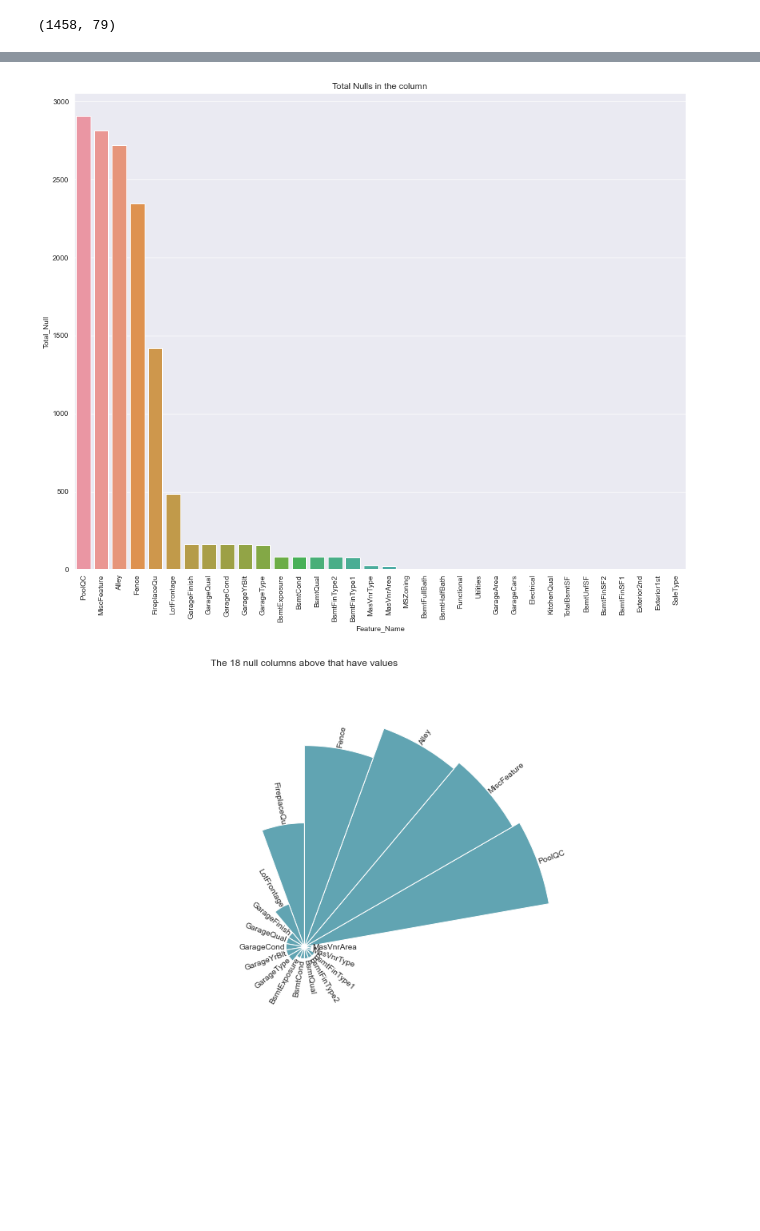
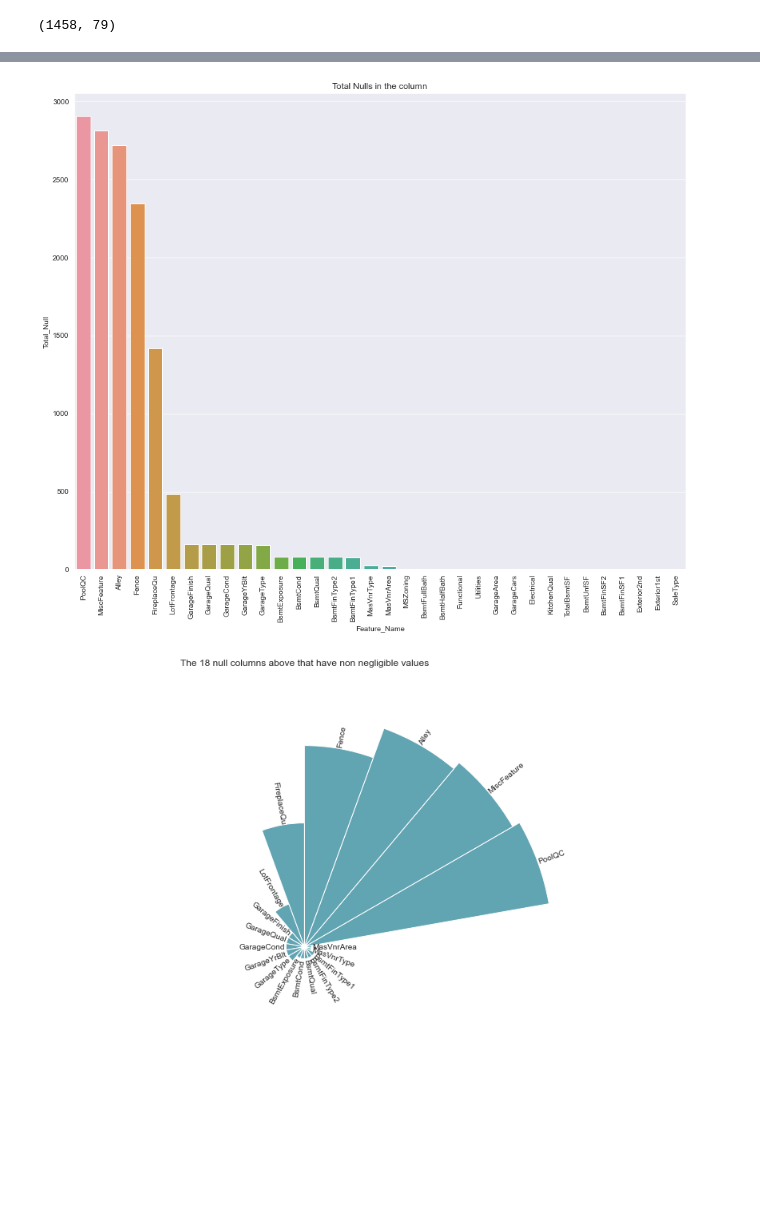
Before and after one commit to Ghanashri-m/255_Team_02, a Jupyter notebook: code/app/Housing_Saleprice_Analysis_Ghanashri.ipynb, the cells around one changed output, grey strips where cells are left out. Cells and saved outputs as stored; diff of their text form; code cells hidden in the pictures.

```diff
--- a/code/app/Housing_Saleprice_Analysis_Ghanashri.ipynb
+++ b/code/app/Housing_Saleprice_Analysis_Ghanashri.ipynb
@@ -160,7 +162,7 @@ ax = plt.subplot(111, polar=True)
 
 # remove grid
 plt.axis('off')
-plt.title("The 18 null columns above that have values")
+plt.title("The 18 null columns above that have non negligible values")
 
 # Set the coordinates limits
 upperLimit = 100
@@ -204,31 +206,31 @@ for bar, angle, height, label in zip(bars,angles, heights, sorted_null_df["Featu
 
     # Labels are rotated. Rotation must be specified in degrees :(
     rotation = np.rad2deg(angle)
 
     # Flip some labels upside down
     alignment = ""
     if angle >= np.pi/2 and angle < 3*np.pi/2:
         alignment = "right"
         rotation = rotation + 180
     else:
         alignment = "left"
 
     # Finally add the labels
     ax.text(
         x=angle,
         y=lowerLimit + bar.get_height() + labelPadding,
         s=label,
         ha=alignment,
         va='center',
         rotation=rotation,
         rotation_mode="anchor")
 # %% [output]
 -------------------------
 Total number of columns with null values:
 34
 -------------------------
 Total number of null values:
 13957
 -------------------------
 [figure]
-[figure, old version]
+[figure, new version]
```
Also changed, not shown: parts of 47 cells of this notebook.
